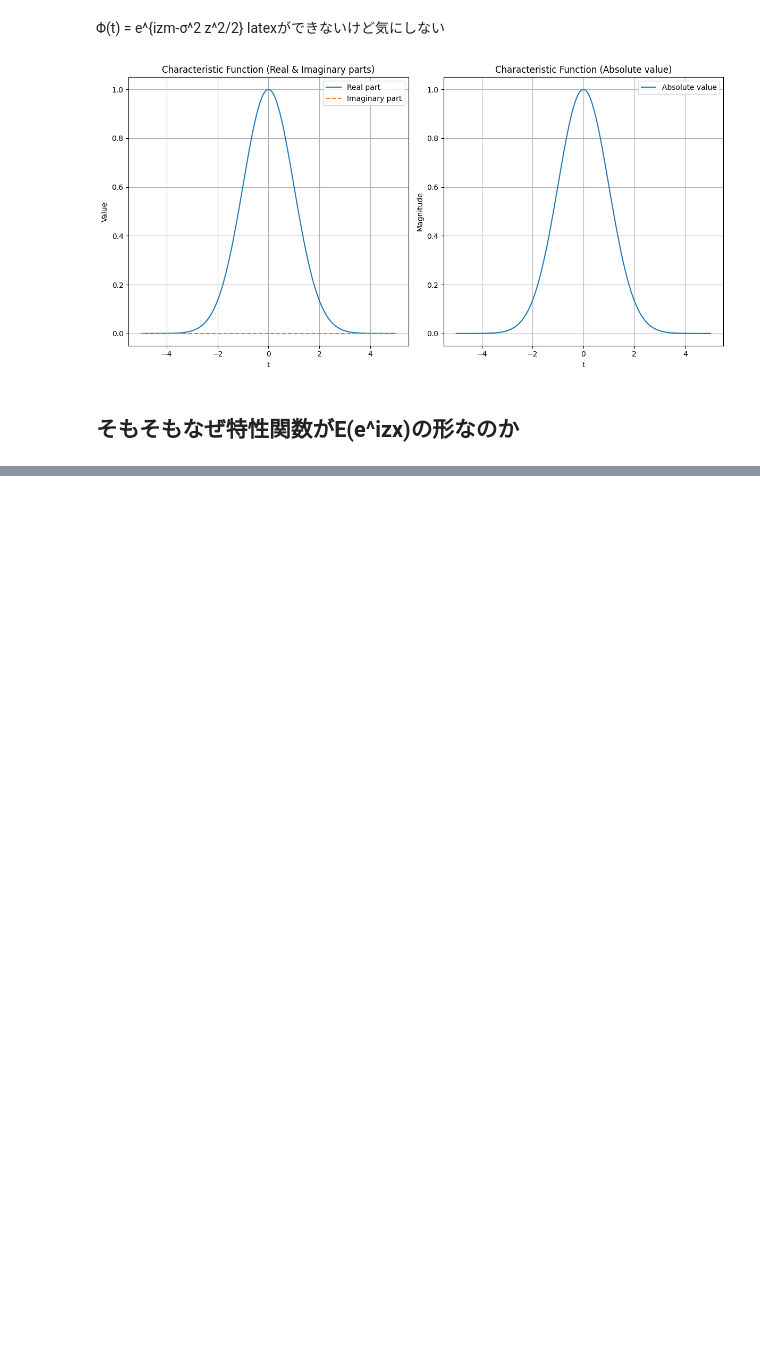
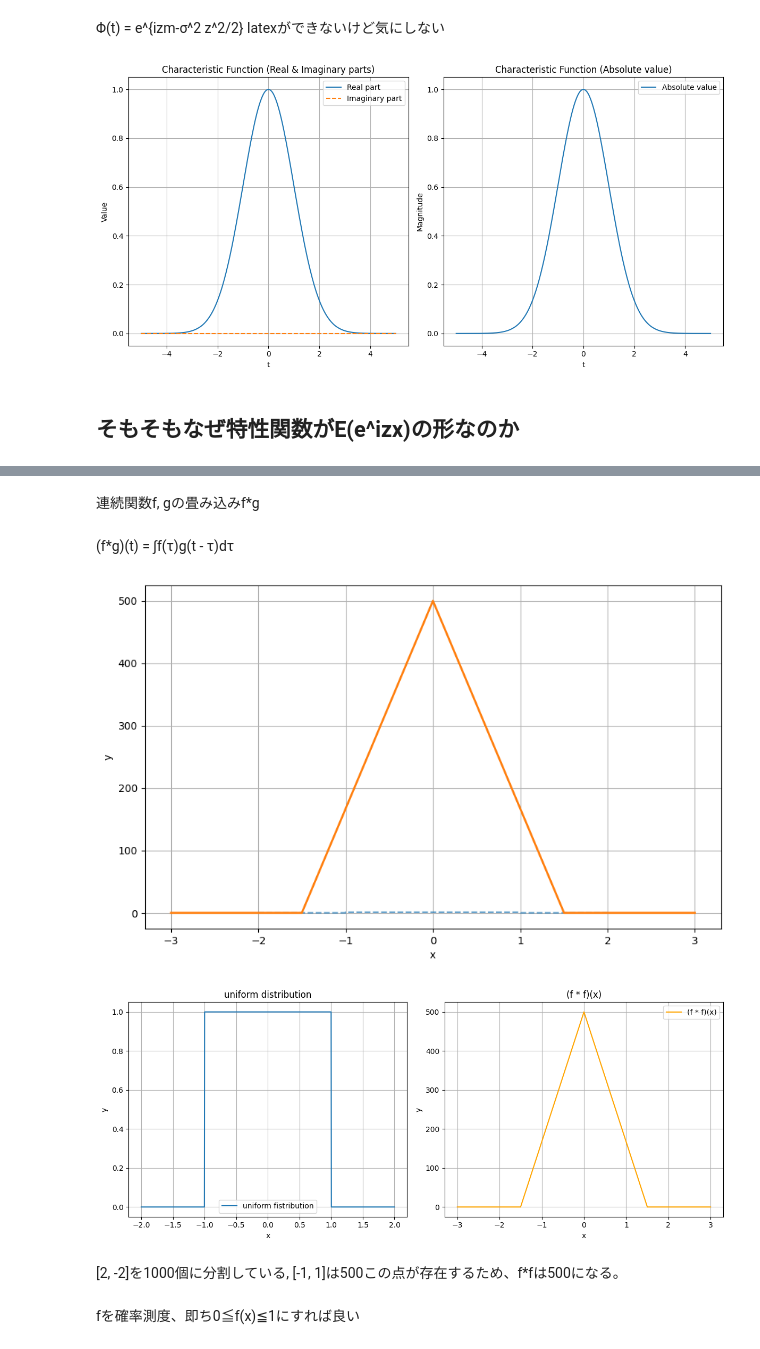
Before and after one commit to jamagiwa/math_visualize, a Jupyter notebook: probability_theory/characteristic_function.ipynb, the cells around one changed output, grey strips where cells are left out. Drawn from its saved outputs; the diff is of its cells as text; code cells hidden in the pictures; blank space fills up the shorter version.

```diff
--- a/probability_theory/characteristic_function.ipynb
+++ b/probability_theory/characteristic_function.ipynb
@@ -53,0 +80,62 @@ plt.show()
+# %% [markdown]
+連続関数f, gの畳み込みf*g
+# %% [markdown]
+(f*g)(t) = ∫f(τ)g(t - τ)dτ
+# %%
+#一様分布の畳み込み
+import numpy as np
+import matplotlib.pyplot as plt
+from scipy.signal import convolve
+
+#一様分布の定義
+x = np.linspace(-2, 2, 1000)
+#np.abs...絶対値, xの絶対値が0.5以上ならy = 1.0でそれ以外は0
+uniform_dist = np.where(np.abs(x) <=1, 1.0, 0)
+
+#畳み込み積分の実行
+conv_result = convolve(uniform_dist, uniform_dist, mode = "full")
+
+#畳み込み後のx軸
+conv_x = np.linspace(-3.0, 3.0,  len(conv_result))
+
+#グラフの描画
+plt.figure(figsize = (10, 6))
+
+#元の一様分布
+plt.plot(x, uniform_dist, label = "uniform_dist", linestyle = "--", alpha = 0.7)
+
+#畳み込み結果
+plt.plot(conv_x, conv_result, label = "(f*f)(x)", linewidth = 2)
+plt.xlabel("x")
+plt.ylabel("y")
+plt.grid(True)
+plt.show()
+
+#一様分布と畳み込み後を別々に
+fig, axes = plt.subplots(1, 2, figsize = (12, 5))
+#左側, 一様分布
+axes[0].plot(x, uniform_dist, label ="uniform fistribution")
+axes[0].set_title("uniform distribution")
+axes[0].set_xlabel("x")
+axes[0].set_ylabel("y")
+axes[0].grid(True)
+axes[0].legend()
+
+#右側, 畳み込み後
+axes[1].plot(conv_x, conv_result, label='(f * f)(x)', color='orange')
+axes[1].set_title('(f * f)(x)')
+axes[1].set_xlabel('x')
+axes[1].set_ylabel('y')
+axes[1].grid(True)
+axes[1].legend()
+
+#出力
+plt.tight_layout()
+plt.show()
+# %% [output]
+[figure, added]
+[figure, added]
+# %% [markdown]
+[2, -2]を1000個に分割している, [-1, 1]は500この点が存在するため、f*fは500になる。
+# %% [markdown]
+fを確率測度、即ち0≦f(x)≦1にすれば良い
```
Also changed, not shown: parts of 3 cells of this notebook.
